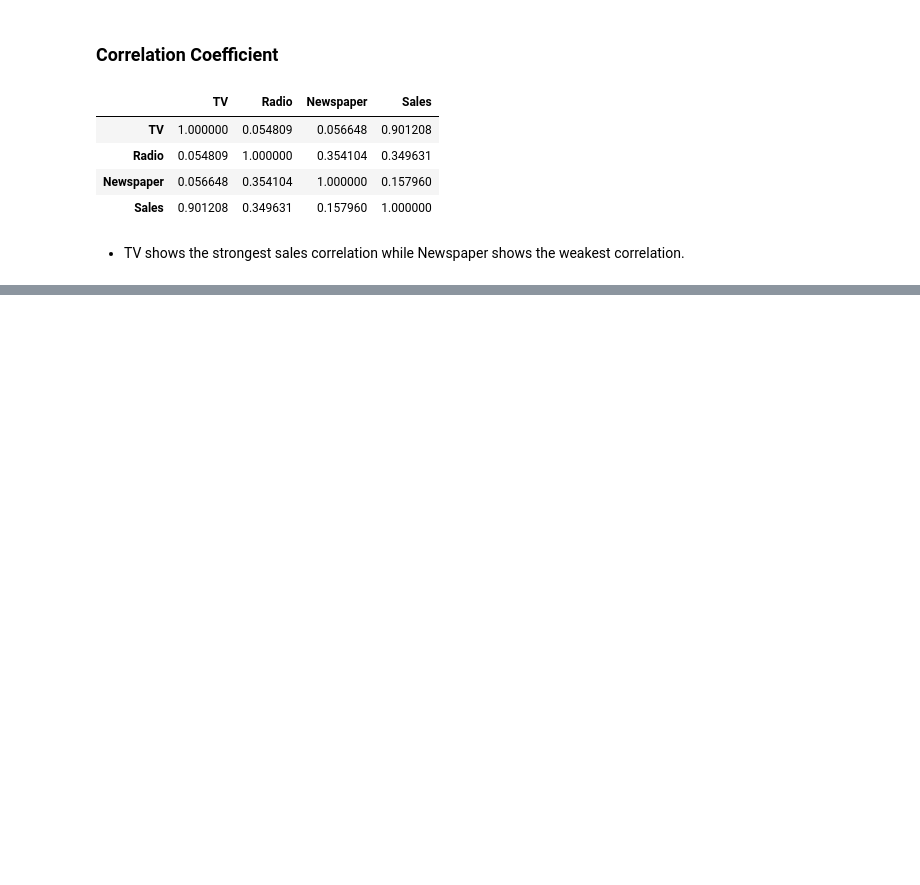
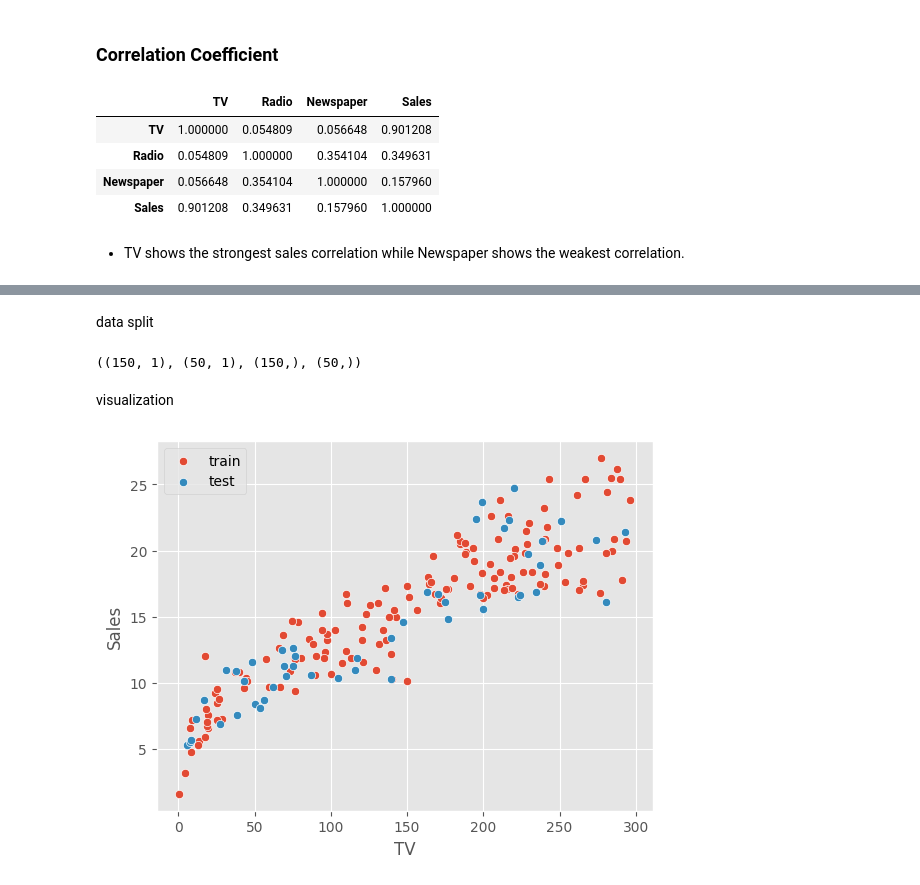
Before and after one commit to BrianK64/Microsoft_AI_School, a Jupyter notebook: Machine_Learning/Ad_Sales_Analysis.ipynb, the cells around one changed output, grey strips where cells are left out. Cells and saved outputs as stored; diff of their text form; code cells hidden in the pictures; blank space fills up the shorter version.

```diff
--- a/Machine_Learning/Ad_Sales_Analysis.ipynb
+++ b/Machine_Learning/Ad_Sales_Analysis.ipynb
@@ -141,0 +158,15 @@ sns.heatmap(df.corr(), cmap = "Blues", annot = True)
+# %% [markdown]
+data split
+# %%
+X_train, X_test, y_train, y_test = train_test_split(X, y, random_state = 42)
+# %%
+X_train.shape, X_test.shape, y_train.shape, y_test.shape
+# %% [output]
+((150, 1), (50, 1), (150,), (50,))
+# %% [markdown]
+visualization
+# %%
+sns.scatterplot(x = X_train["TV"], y = y_train, label = "train")
+sns.scatterplot(x = X_test["TV"], y = y_test, label = "test");
+# %% [output]
+[figure, added]
```
Also changed, not shown: parts of 8 cells of this notebook.
